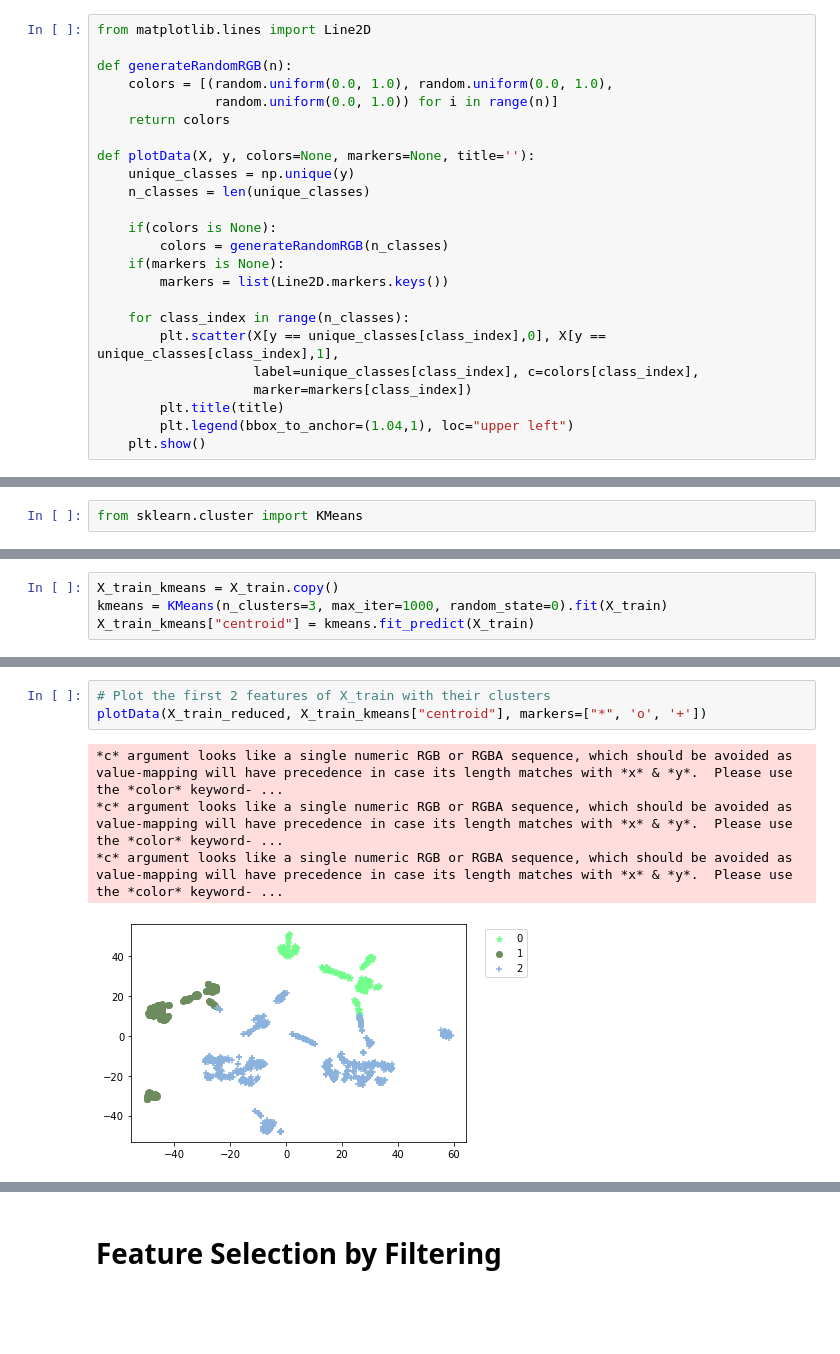
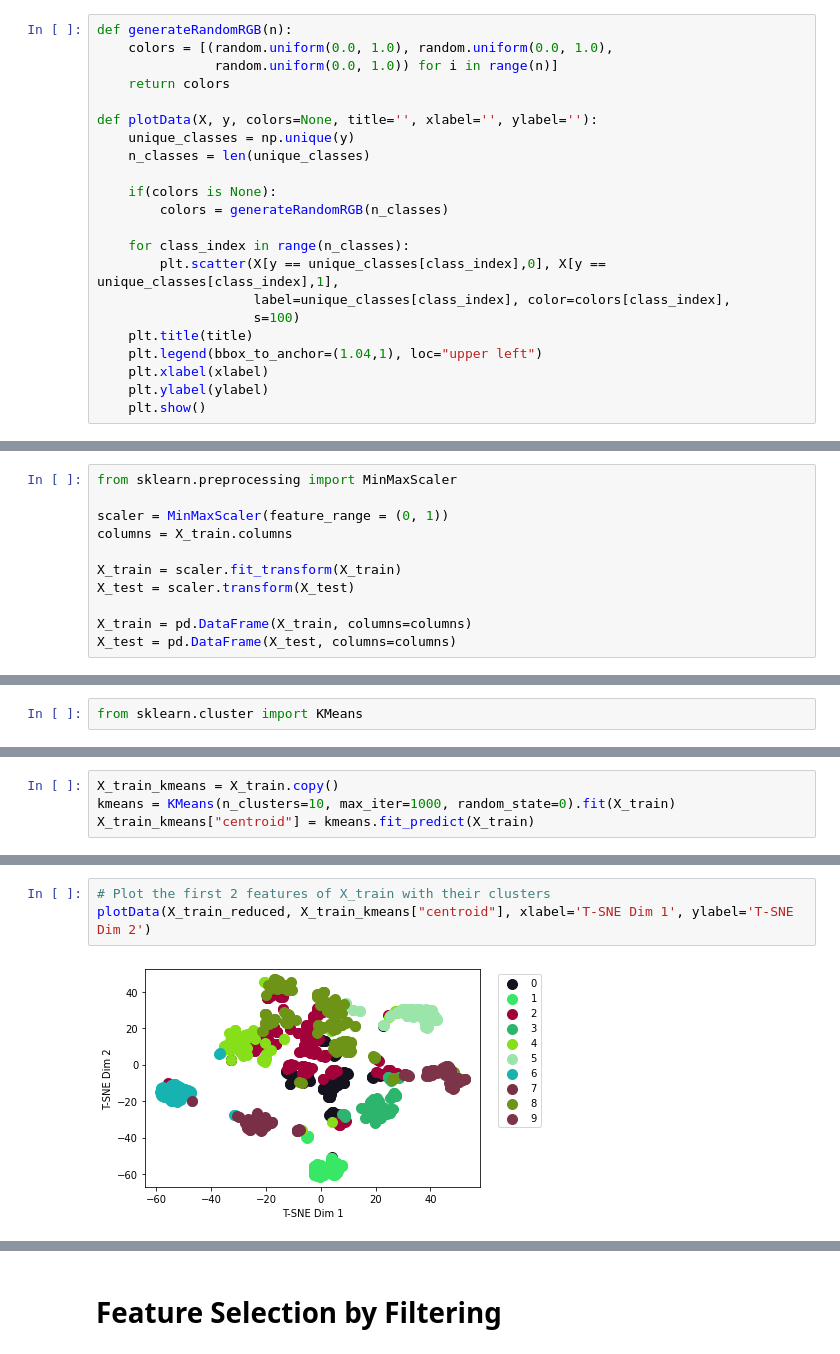
Before and after one commit to Ebrahimmm2019/Applied-Machine-Learning, a Jupyter notebook: dimensionality-reduction/Dimensionality_Reduction2.ipynb, the cells around one changed output, grey strips where cells are left out. Saved outputs shown, nothing was run; the diff lists cells and outputs as text; blank space fills up the shorter version.

```diff
--- a/dimensionality-reduction/Dimensionality_Reduction2.ipynb
+++ b/dimensionality-reduction/Dimensionality_Reduction2.ipynb
@@ -12,28 +16,26 @@ from cycler import cycler
 import random
 import seaborn as sns
 # %%
-from matplotlib.lines import Line2D
-
 def generateRandomRGB(n):
     colors = [(random.uniform(0.0, 1.0), random.uniform(0.0, 1.0),
                random.uniform(0.0, 1.0)) for i in range(n)]
     return colors
 
-def plotData(X, y, colors=None, markers=None, title=''):
+def plotData(X, y, colors=None, title='', xlabel='', ylabel=''):
     unique_classes = np.unique(y)
     n_classes = len(unique_classes)
 
     if(colors is None):
         colors = generateRandomRGB(n_classes)
-    if(markers is None):
-        markers = list(Line2D.markers.keys())
 
     for class_index in range(n_classes):
         plt.scatter(X[y == unique_classes[class_index],0], X[y == unique_classes[class_index],1],
-                    label=unique_classes[class_index], c=colors[class_index],
-                    marker=markers[class_index])
-        plt.title(title)
-        plt.legend(bbox_to_anchor=(1.04,1), loc="upper left")
+                    label=unique_classes[class_index], color=colors[class_index],
+                    s=100)
+    plt.title(title)
+    plt.legend(bbox_to_anchor=(1.04,1), loc="upper left")
+    plt.xlabel(xlabel)
+    plt.ylabel(ylabel)
     plt.show()
 # %%
 pokemon_train = pd.read_csv("Pokemon_train.csv")
@@ -95,3 +46,14 @@ X_test, y_test = pokemon_test.iloc[:, :-1], pokemon_test.iloc[:, -1]
+# %%
+from sklearn.preprocessing import MinMaxScaler
+
+scaler = MinMaxScaler(feature_range = (0, 1))
+columns = X_train.columns
+
+X_train = scaler.fit_transform(X_train)
+X_test = scaler.transform(X_test)
+
+X_train = pd.DataFrame(X_train, columns=columns)
+X_test = pd.DataFrame(X_test, columns=columns)
 # %% [markdown]
 ## Apply Gaussian Naive Bayes Baseline Model
 # %%
@@ -186,4 +131,4 @@ plt.show()
 # %%
 X_train_kmeans = X_train.copy()
-kmeans = KMeans(n_clusters=3, max_iter=1000, random_state=0).fit(X_train)
+kmeans = KMeans(n_clusters=10, max_iter=1000, random_state=0).fit(X_train)
 X_train_kmeans["centroid"] = kmeans.fit_predict(X_train)
@@ -198,8 +145,5 @@ plotData(X_train.to_numpy(), X_train_kmeans["centroid"], markers=["*", 'o', '+']
 # %%
 # Plot the first 2 features of X_train with their clusters
-plotData(X_train_reduced, X_train_kmeans["centroid"], markers=["*", 'o', '+'])
+plotData(X_train_reduced, X_train_kmeans["centroid"], xlabel='T-SNE Dim 1', ylabel='T-SNE Dim 2')
 # %% [output]
-*c* argument looks like a single numeric RGB or RGBA sequence, which should be avoided as value-mapping will have precedence in case its length matches with *x* & *y*.  Please use the *color* keyword- ...
-*c* argument looks like a single numeric RGB or RGBA sequence, which should be avoided as value-mapping will have precedence in case its length matches with *x* & *y*.  Please use the *color* keyword- ...
-*c* argument looks like a single numeric RGB or RGBA sequence, which should be avoided as value-mapping will have precedence in case its length matches with *x* & *y*.  Please use the *color* keyword- ...
-[figure, old version]
+[figure, new version]
```
Also changed, not shown: parts of 55 cells of this notebook.
